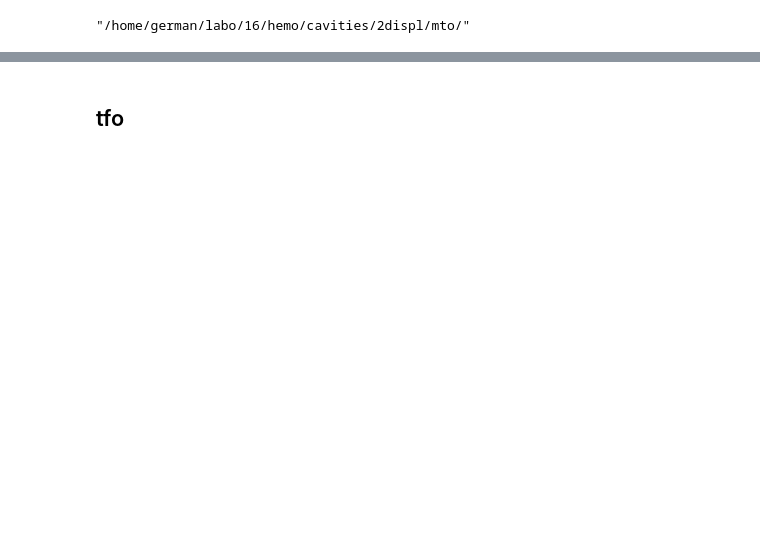
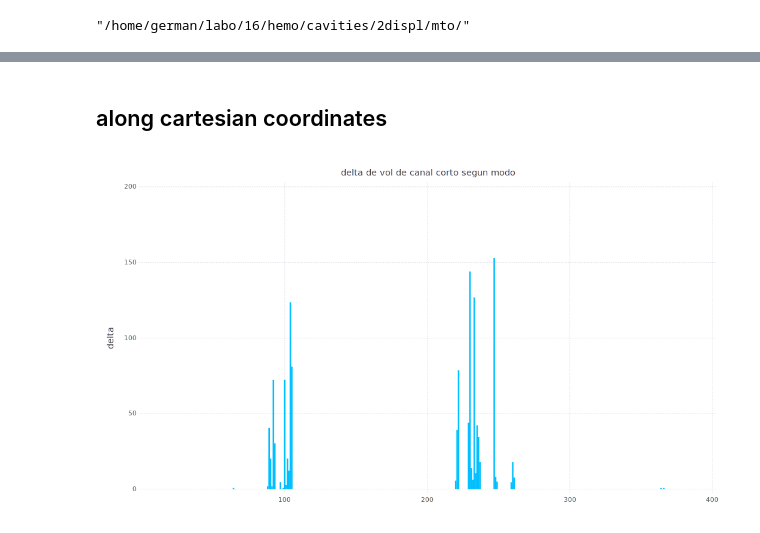
Before and after one commit to pgbarletta/hemo, a Jupyter notebook: src/gradient.ipynb, the cells around one changed output, grey strips where cells are left out. Cells and saved outputs as stored; diff of their text form; code cells hidden in the pictures; blank space fills up the shorter version.

Commit message:
finished cartesian gradient; added comparison between both gradient methods

```diff
--- a/src/gradient.ipynb
+++ b/src/gradient.ipynb
@@ -219,2 +214,38 @@ plot(y=(1./(evals_mto[1:50]/evals_mto[1])))
-# %% [markdown]
-## tfo
+# %% [markdown]
+## along cartesian coordinates
+# %%
+# Leo el pdb
+pdb_file_original = "/home/german/labo/16/hemo/cavities/3displ/bu/mto.pdb"
+pdb = read("/home/german/labo/16/hemo/cavities/3displ/bu/mto.pdb", PDBFile, group="ATOM");
+atom_xyz = coordinatesmatrix(pdb)
+pdb_name = "mto"
+# Obtengo el número de átomos de c/ residuo
+natom_res = Array{Int64}(1);
+for i=1:length(pdb)
+    push!(natom_res, length(pdb[i]))
+end
+shift!(natom_res)
+
+# Preparo más variables
+aa = length(pdb)
+aa3 = length(pdb) * 3
+aa_index = collect(3:129)
+aa3_index = map(x -> x*3, repeat(aa_index, inner=[3])) - repeat([2, 1, 0], outer = [length(aa_index)]);
+aa_modes = 125 - 6 + 1
+aa3_modes = aa_modes * 3 # esta es la long de los modos y el nro de modos + 6
+aa_modes_index = collect(6:125)
+aa3_modes_index = map(x -> x*3, repeat(aa_modes_index, inner=[3])) - repeat([2, 1, 0], outer = [length(aa_modes_index)]);
+modo_sum = Array{Float64}(aa3_modes, 3);
+# Arrays p/ guardar volumenes de pockets
+vol_pocket_1 = Array{Float64}(aa3);
+vol_pocket_2 = Array{Float64}(aa3);
+vol_pocket_3 = Array{Float64}(aa3);
+# Files de IN / OUT
+# IN
+files_template = "/home/german/labo/16/hemo/cavities/3displ/mto/"
+conf_file = string("/home/german/labo/16/hemo/cavities/3displ/bu/conf_", pdb_name)
+#OUT
+vol_file = string("/home/german/labo/16/hemo/cavities/3displ/", pdb_name, "vol_", pdb_name)
+
+# Leo los modos de PCA. Ya tienen cortados a los aminoácidos de los extremos.
+modes, evals = read_ptraj_modes("/home/german/labo/16/hemo/run/mto/pca/modes_mto", aa3_modes);
@@ -220,0 +341,10 @@ plot(y=(1./(evals_mto[1:50]/evals_mto[1])))
+# %%
+df_vec_pocket_1 = DataFrame(delta = vec_pocket_1)
+plot(df_vec_pocket_1,
+y="delta",
+Geom.bar(position=:dodge),
+Guide.Title("delta de vol de canal corto segun modo"),
+Coord.Cartesian(xmin=1, xmax=400))
+#Guide.xticks(ticks = collect(1:2:50), orientation=:horizontal))
+# %% [output]
+[figure, added]
```
Also changed, not shown: parts of 18 cells of this notebook, 15 other files.
